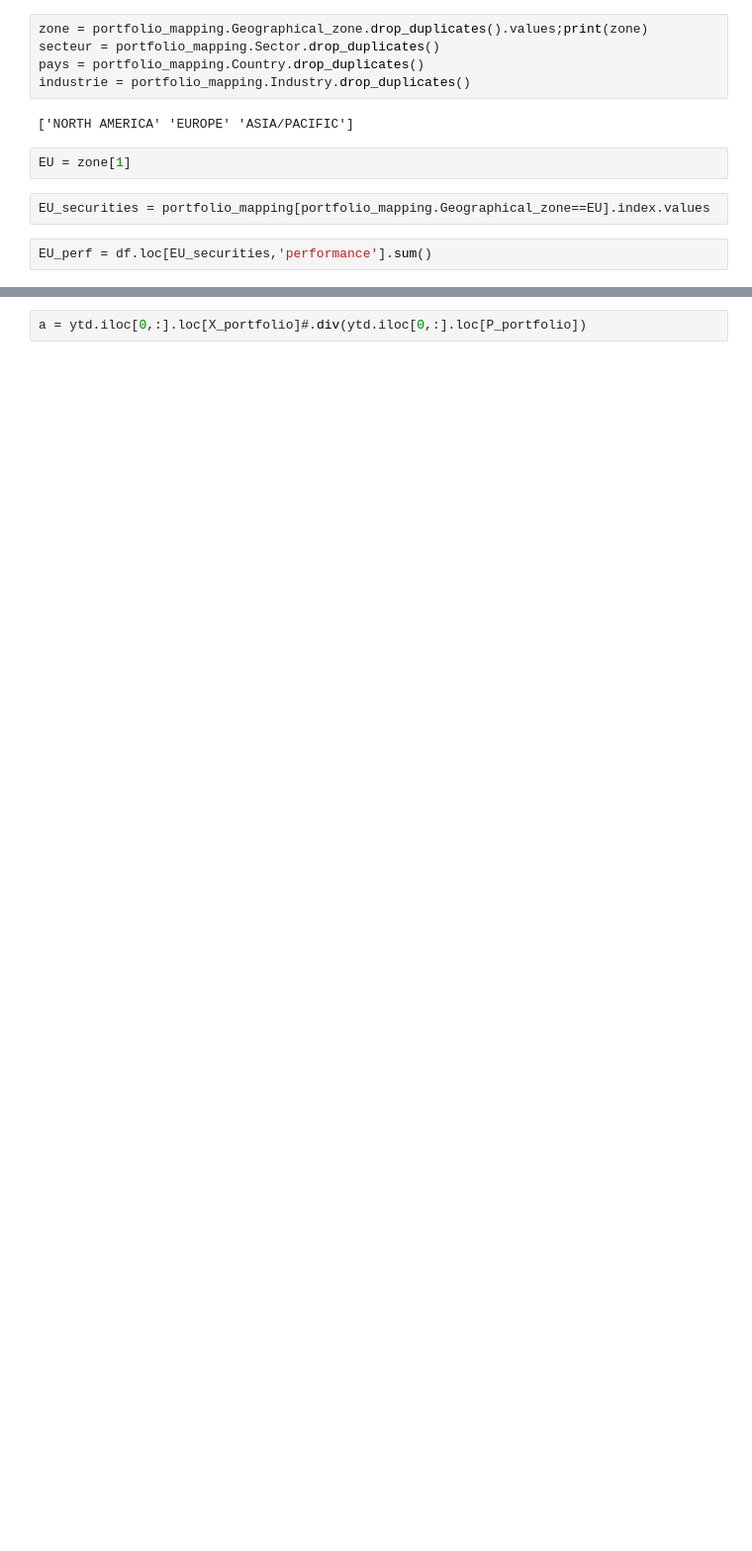
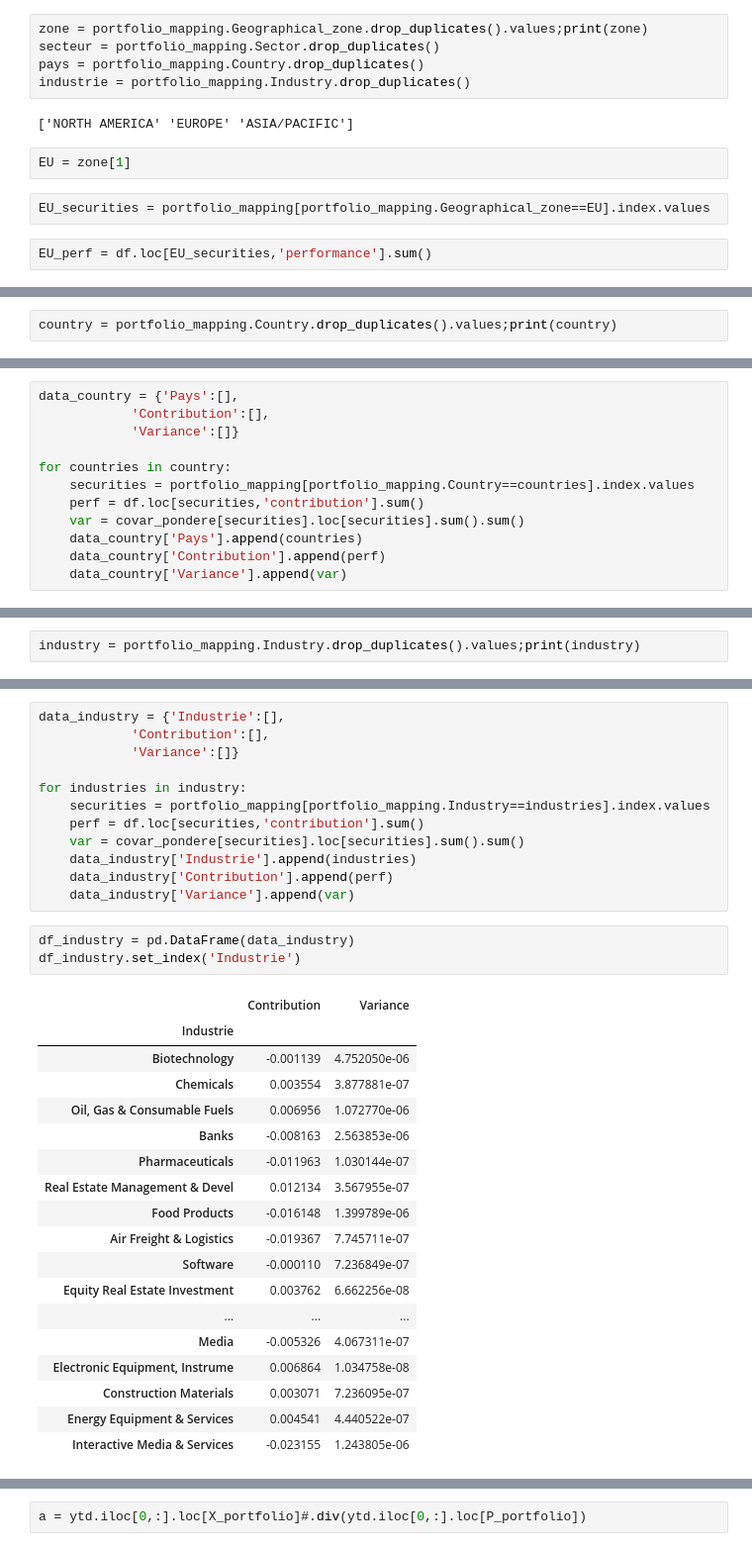
Before and after one commit to YvesAdl/BI_Finance_project, a Jupyter notebook: Facts sheet.ipynb, the cells around one changed output, grey strips where cells are left out. Shown: that part at 99% size. Saved outputs shown, nothing was run; the diff lists cells and outputs as text; blank space fills up the shorter version.

```diff
--- a/Facts sheet.ipynb
+++ b/Facts sheet.ipynb
@@ -313,0 +361,2 @@ df_zone.set_index('Zone')
+# %%
+country = portfolio_mapping.Country.drop_duplicates().values;print(country)
@@ -313,0 +366,12 @@ df_zone.set_index('Zone')
+# %%
+data_country = {'Pays':[],
+            'Contribution':[],
+            'Variance':[]}
+
+for countries in country:
+    securities = portfolio_mapping[portfolio_mapping.Country==countries].index.values
+    perf = df.loc[securities,'contribution'].sum()
+    var = covar_pondere[securities].loc[securities].sum().sum()
+    data_country['Pays'].append(countries)
+    data_country['Contribution'].append(perf)
+    data_country['Variance'].append(var)
@@ -313,0 +400,2 @@ df_zone.set_index('Zone')
+# %%
+industry = portfolio_mapping.Industry.drop_duplicates().values;print(industry)
@@ -313,0 +409,34 @@ df_zone.set_index('Zone')
+# %%
+data_industry = {'Industrie':[],
+            'Contribution':[],
+            'Variance':[]}
+
+for industries in industry:
+    securities = portfolio_mapping[portfolio_mapping.Industry==industries].index.values
+    perf = df.loc[securities,'contribution'].sum()
+    var = covar_pondere[securities].loc[securities].sum().sum()
+    data_industry['Industrie'].append(industries)
+    data_industry['Contribution'].append(perf)
+    data_industry['Variance'].append(var)
+# %%
+df_industry = pd.DataFrame(data_industry)
+df_industry.set_index('Industrie')
+# %% [output]
+|  | Contribution | Variance |
+| Industrie |  |  |
+| Biotechnology | -0.001139 | 4.752050e-06 |
+| Chemicals | 0.003554 | 3.877881e-07 |
+| Oil, Gas & Consumable Fuels | 0.006956 | 1.072770e-06 |
+| Banks | -0.008163 | 2.563853e-06 |
+| Pharmaceuticals | -0.011963 | 1.030144e-07 |
+| Real Estate Management & Devel | 0.012134 | 3.567955e-07 |
+| Food Products | -0.016148 | 1.399789e-06 |
+| Air Freight & Logistics | -0.019367 | 7.745711e-07 |
+| Software | -0.000110 | 7.236849e-07 |
+| Equity Real Estate Investment | 0.003762 | 6.662256e-08 |
+| ... | ... | ... |
+| Media | -0.005326 | 4.067311e-07 |
+| Electronic Equipment, Instrume | 0.006864 | 1.034758e-08 |
+| Construction Materials | 0.003071 | 7.236095e-07 |
+| Energy Equipment & Services | 0.004541 | 4.440522e-07 |
+| Interactive Media & Services | -0.023155 | 1.243805e-06 |
```
Also changed, not shown: parts of 55 cells of this notebook.
